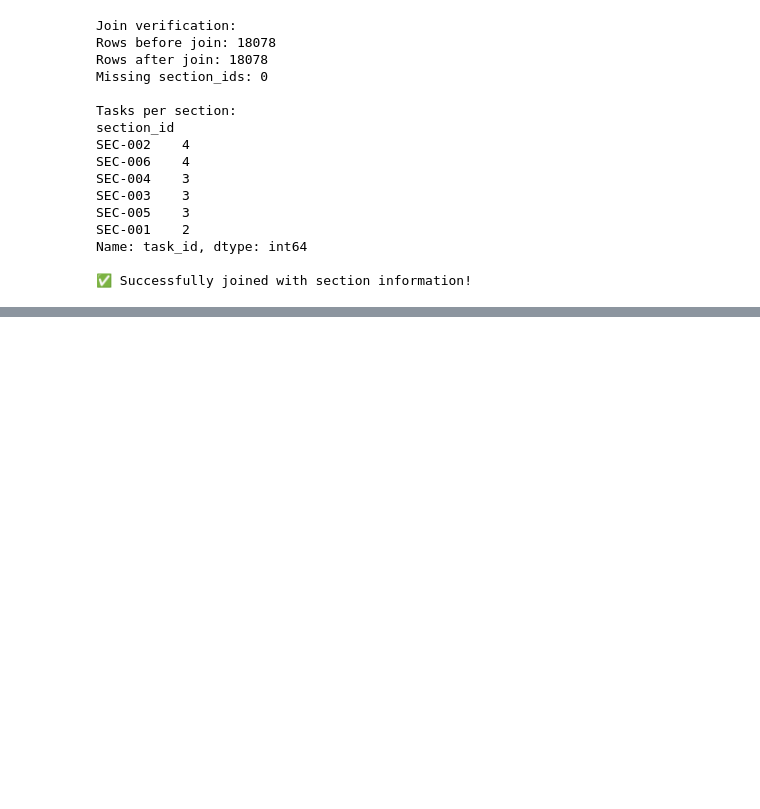
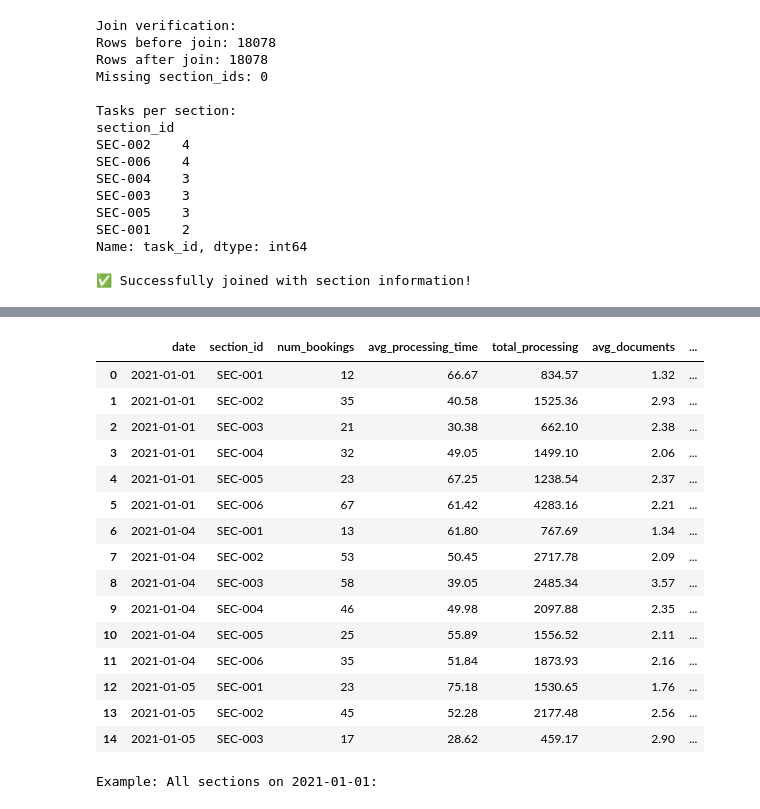
Before and after one commit to BeatBard/Futurestack_datathon, a Jupyter notebook: Task 2/notebooks/dataset_prep.ipynb, the cells around one changed output, grey strips where cells are left out. Drawn from its saved outputs; the diff is of its cells as text; code cells hidden in the pictures; blank space fills up the shorter version.

```diff
--- a/Task 2/notebooks/dataset_prep.ipynb
+++ b/Task 2/notebooks/dataset_prep.ipynb
@@ -737,0 +842,63 @@ Name: task_id, dtype: int64
+# %%
+
+# Cell 9: Aggregate Daily Statistics Per Section
+print("=== AGGREGATE DAILY STATISTICS PER SECTION ===")
+print("Group bookings by date and section to create daily summaries:")
+
+# Aggregate by date and section_id to create daily section summaries
+daily_section_summary = task_date_with_sections.groupby(['appointment_date', 'section_id']).agg({
+    'total_bookings': 'sum',  # Total bookings per section per day
+    'avg_processing_minutes': 'mean',  # Average processing time per section per day
+    'total_processing_minutes': 'sum',  # Total processing time per section per day
+    'avg_num_documents': 'mean',  # Average documents per section per day
+    'avg_satisfaction_rating': 'mean',  # Average satisfaction per section per day
+    'avg_queue_number': 'mean'  # Average queue number per section per day
+}).round(2)
+
+# Flatten column names and rename to match the screenshot format
+daily_section_summary.columns = [
+    'num_bookings', 'avg_processing_time', 'total_processing',
+    'avg_documents', 'avg_satisfaction', 'avg_queue_number'
+]
+
+# Reset index to make date and section_id regular columns
+daily_section_summary = daily_section_summary.reset_index()
+
+# Rename columns to match screenshot exactly
+daily_section_summary = daily_section_summary.rename(columns={
+    'appointment_date': 'date',
+    'avg_processing_time': 'avg_processing_time',
+    'total_processing': 'total_processing'
+})
+
+# Sort by date and section for better readability
+daily_section_summary = daily_section_summary.sort_values(['date', 'section_id'])
+
+print(f"\nDaily Section Summary shape: {daily_section_summary.shape}")
+print(f"Date range: {daily_section_summary['date'].min()} to {daily_section_summary['date'].max()}")
+print(f"Unique sections: {daily_section_summary['section_id'].nunique()}")
+
+print("\nAggregation Operations:")
+print("• num_bookings: COUNT of bookings per section per day")
+print("• avg_processing_time: AVERAGE processing time")
+print("• total_processing: SUM of all processing times")
+print("• avg_documents: AVERAGE documents per booking")
+print("• avg_satisfaction: AVERAGE satisfaction rating")
+print("• avg_queue_number: AVERAGE queue position")
+
+print("\nDaily Section Summary (first 15 rows):")
+display(daily_section_summary.head(15))
+
+# Show example matching the screenshot format
+print(f"\nExample: All sections on {daily_section_summary['date'].iloc[0]}:")
+sample_date = daily_section_summary['date'].iloc[0]
+sample_data = daily_section_summary[daily_section_summary['date'] == sample_date][['date', 'section_id', 'num_bookings', 'avg_processing_time', 'total_processing']]
+display(sample_data)
+
+print(f"\nSummary Statistics:")
+print(f"Average bookings per section per day: {daily_section_summary['num_bookings'].mean():.1f}")
+print(f"Average processing time across sections: {daily_section_summary['avg_processing_time'].mean():.1f} minutes")
+print(f"Total daily section-date combinations: {len(daily_section_summary)}")
+
+print("\n✅ Daily section aggregation completed!")
+# %% [output]
@@ -737,0 +921,17 @@ Name: task_id, dtype: int64
+|  | date | section_id | num_bookings | avg_processing_time | total_processing | avg_documents | ... |
+| 0 | 2021-01-01 | SEC-001 | 12 | 66.67 | 834.57 | 1.32 | ... |
+| 1 | 2021-01-01 | SEC-002 | 35 | 40.58 | 1525.36 | 2.93 | ... |
+| 2 | 2021-01-01 | SEC-003 | 21 | 30.38 | 662.10 | 2.38 | ... |
+| 3 | 2021-01-01 | SEC-004 | 32 | 49.05 | 1499.10 | 2.06 | ... |
+| 4 | 2021-01-01 | SEC-005 | 23 | 67.25 | 1238.54 | 2.37 | ... |
+| 5 | 2021-01-01 | SEC-006 | 67 | 61.42 | 4283.16 | 2.21 | ... |
+| 6 | 2021-01-04 | SEC-001 | 13 | 61.80 | 767.69 | 1.34 | ... |
+| 7 | 2021-01-04 | SEC-002 | 53 | 50.45 | 2717.78 | 2.09 | ... |
+| 8 | 2021-01-04 | SEC-003 | 58 | 39.05 | 2485.34 | 3.57 | ... |
+| 9 | 2021-01-04 | SEC-004 | 46 | 49.98 | 2097.88 | 2.35 | ... |
+| 10 | 2021-01-04 | SEC-005 | 25 | 55.89 | 1556.52 | 2.11 | ... |
+| 11 | 2021-01-04 | SEC-006 | 35 | 51.84 | 1873.93 | 2.16 | ... |
+| 12 | 2021-01-05 | SEC-001 | 23 | 75.18 | 1530.65 | 1.76 | ... |
+| 13 | 2021-01-05 | SEC-002 | 45 | 52.28 | 2177.48 | 2.56 | ... |
+| 14 | 2021-01-05 | SEC-003 | 17 | 28.62 | 459.17 | 2.90 | ... |
+Example: All sections on 2021-01-01:
```
Also changed, not shown: parts of 6 cells of this notebook, 1 other file.
